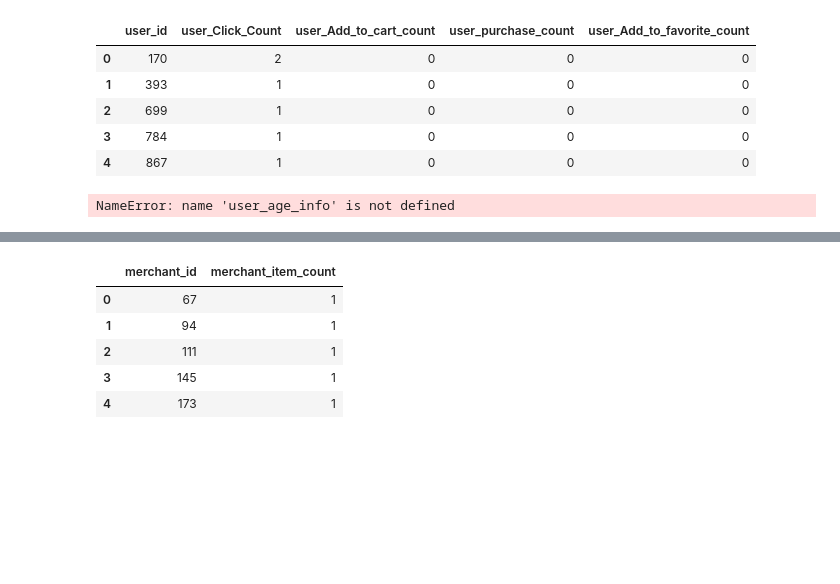
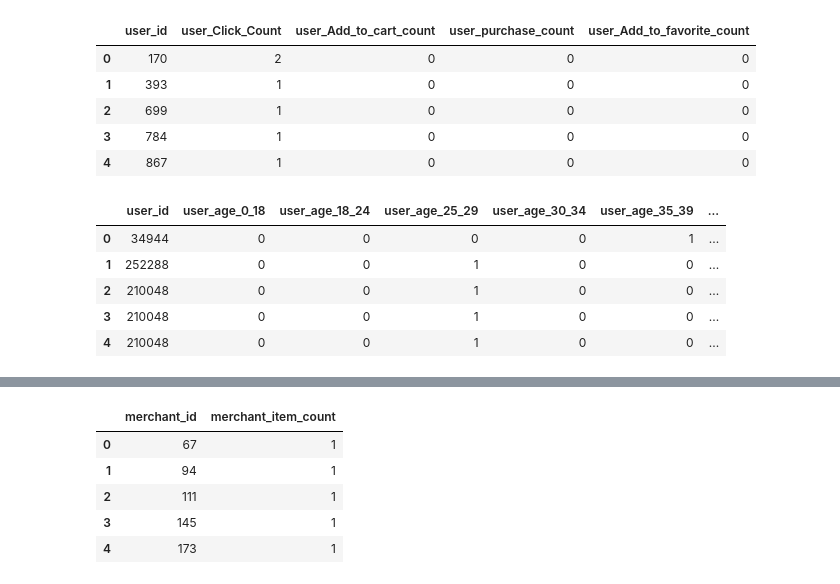
Before and after one commit to shruthivenkat/CECS550_Group6, a Jupyter notebook: #5 - Feature Engineering.ipynb, the cells around one changed output, grey strips where cells are left out. Saved outputs shown, nothing was run; the diff lists cells and outputs as text; code cells hidden in the pictures; blank space fills up the shorter version.

Commit message:
error sorted

```diff
--- a/#5 - Feature Engineering.ipynb
+++ b/#5 - Feature Engineering.ipynb
@@ -118,48 +118,53 @@ user_activity_count.head()
 | 3 | 784 | 1 | 0 | 0 | 0 |
 | 4 | 867 | 1 | 0 | 0 | 0 |
 # %%
-user_age = df[['user_id','age_range']].copy()
-user_age = user_age.fillna(0)
-user_age = user_age.replace(8,7)
-user_age = user_age.drop_duplicates()
-user_age_info1 = label_binarize(np.array(user_age.age_range),classes=[1,2,3,4,5,6,7,0])
+# user_age = df[['user_id','age_range']].copy()
+# user_age = user_age.fillna(0)
+# user_age = user_age.replace(8,7)
+# user_age = user_age.drop_duplicates()
+# user_age_info1 = label_binarize(np.array(user_age.age_range),classes=[1,2,3,4,5,6,7,0])
 
-user_age_info1 = pd.DataFrame(data= user_age_info, columns = ['age_0_18','age_18_24','age_25_29','age_30_34','age_35_39','age_40_49','age_50_','age_unknown'])
-user_age_info1
-# user_age_info1[usre_age_info1['user_id'] == 349569]
-# user_age['user_age_0_18']=user_age_info1['age_0_18']
-# user_age['user_age_18_24']=user_age_info1['age_18_24']
-# user_age['user_age_25_29']=user_age_info1['age_25_29']
-# user_age['user_age_30_34']=user_age_info1['age_30_34']
-# user_age['user_age_35_39']=user_age_info1['age_35_39']
-# user_age['user_age_40_49']=user_age_info1['age_40_49']
-# user_age['user_age_50_']=user_age_info1['age_50_']
+# user_age_info1 = pd.DataFrame(data= user_age_info, columns = ['age_0_18','age_18_24','age_25_29','age_30_34','age_35_39','age_40_49','age_50_','age_unknown'])
+# user_age_info1
+# # user_age_info1[usre_age_info1['user_id'] == 349569]
+# # user_age['user_age_0_18']=user_age_info1['age_0_18']
+# # user_age['user_age_18_24']=user_age_info1['age_18_24']
+# # user_age['user_age_25_29']=user_age_info1['age_25_29']
+# # user_age['user_age_30_34']=user_age_info1['age_30_34']
+# # user_age['user_age_35_39']=user_age_info1['age_35_39']
+# # user_age['user_age_40_49']=user_age_info1['age_40_49']
+# # user_age['user_age_50_']=user_age_info1['age_50_']
 
 
 
-# user_age['user_age_unknown']=user_age_info1['age_unknown']
-# user_age[user_age['user_id'] == 349569]
-# user_age = user_age.drop(columns=['age_range'])
-# user_age
+# # user_age['user_age_unknown']=user_age_info1['age_unknown']
+# # user_age[user_age['user_id'] == 349569]
+# # user_age = user_age.drop(columns=['age_range'])
+# # user_age
-# %% [output]
-NameError: name 'user_age_info' is not defined
 # %%
 user_age = df[['user_id','age_range']].copy()
-user_age = user_age.fillna(9)
+user_age = user_age.fillna(0)
 user_age = user_age.replace(8,7)
 # user_age = user_age.drop_duplicates()
-user_age_info = label_binarize(np.array(user_age.age_range),classes=[1,2,3,4,5,6,7,9])
+user_age_info = label_binarize(np.array(user_age.age_range),classes=[1,2,3,4,5,6,7,0])
 user_age_info = pd.DataFrame(data= user_age_info, columns = ['age_0_18','age_18_24','age_25_29','age_30_34','age_35_39','age_40_49','age_50_','age_unknown'])
 user_age['user_age_0_18']=user_age_info['age_0_18']
 user_age['user_age_18_24']=user_age_info['age_18_24']
 user_age['user_age_25_29']=user_age_info['age_25_29']
 user_age['user_age_30_34']=user_age_info['age_30_34']
 user_age['user_age_35_39']=user_age_info['age_35_39']
 user_age['user_age_40_49']=user_age_info['age_40_49']
 user_age['user_age_50_']=user_age_info['age_50_']
 user_age['user_age_unknown']=user_age_info['age_unknown']
 user_age = user_age.drop(columns=['age_range'])
 user_age.head()
+# %% [output]
+|  | user_id | user_age_0_18 | user_age_18_24 | user_age_25_29 | user_age_30_34 | user_age_35_39 | ... |
+| 0 | 34944 | 0 | 0 | 0 | 0 | 1 | ... |
+| 1 | 252288 | 0 | 0 | 1 | 0 | 0 | ... |
+| 2 | 210048 | 0 | 0 | 1 | 0 | 0 | ... |
+| 3 | 210048 | 0 | 0 | 1 | 0 | 0 | ... |
+| 4 | 210048 | 0 | 0 | 1 | 0 | 0 | ... |
 # %%
 user_active_days = df[['user_id','time_stamp']].drop_duplicates()
 user_active_days_info = user_active_days.groupby('user_id').size().reset_index()
```
Also changed, not shown: parts of 7 cells of this notebook, 1 other file.
